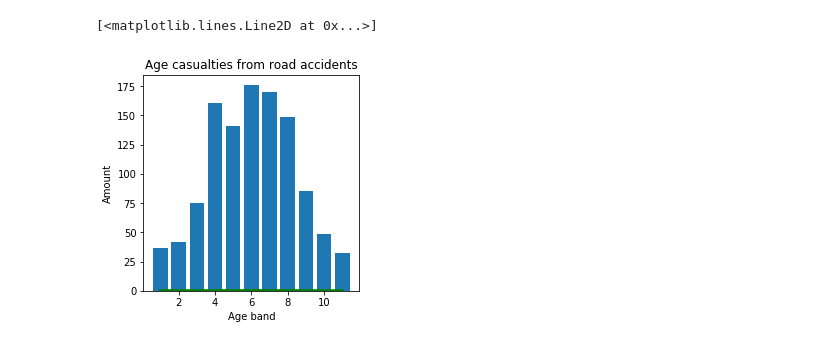
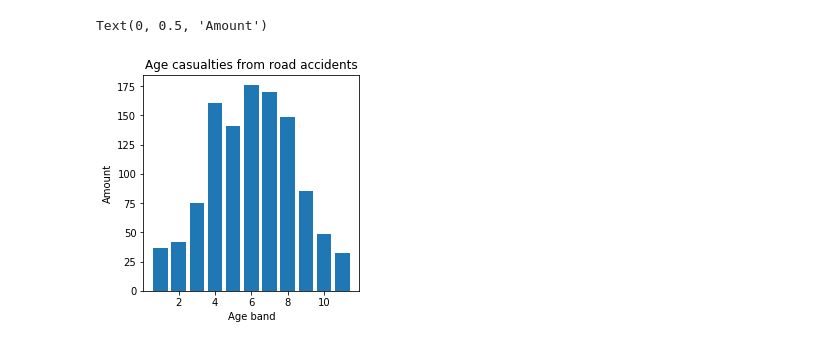
Before and after one commit to mfoman/fyp2021p01lectures, a Jupyter notebook: notebooks/task1.ipynb, the cells around one changed output. Drawn from its saved outputs; the diff is of its cells as text; code cells hidden in the pictures.

```diff
--- a/notebooks/task1.ipynb
+++ b/notebooks/task1.ipynb
@@ -21,17 +22,12 @@ age_band = brad_casualties['Age_Band_of_Casualty']
 # %%
 categories, counts = np.unique(age_band, return_counts=True)  #bar char for age range casualties
 fig = plt.figure(figsize=(3, 3))
 axes = fig.add_axes([0,0,1,1])
 
 plt.bar(categories, counts)
 axes.set_title('Age casualties from road accidents')
 axes.set_xlabel('Age band')
-axes.set_ylabel('Amount')
-
-overlay = np.linspace(categories.min(), categories.max(), 100)
-mean, std = norm.fit(categories)
-pdf = norm.pdf(overlay, mean, std)
-axes.plot(overlay, pdf, 'g', linewidth=3)
+axes.set_ylabel('Amount');
 # %% [output]
-[<matplotlib.lines.Line2D at 0x...>]
+Text(0, 0.5, 'Amount')
-[figure, old version]
+[figure, new version]
```
Also changed, not shown: parts of 1 cell of this notebook.
